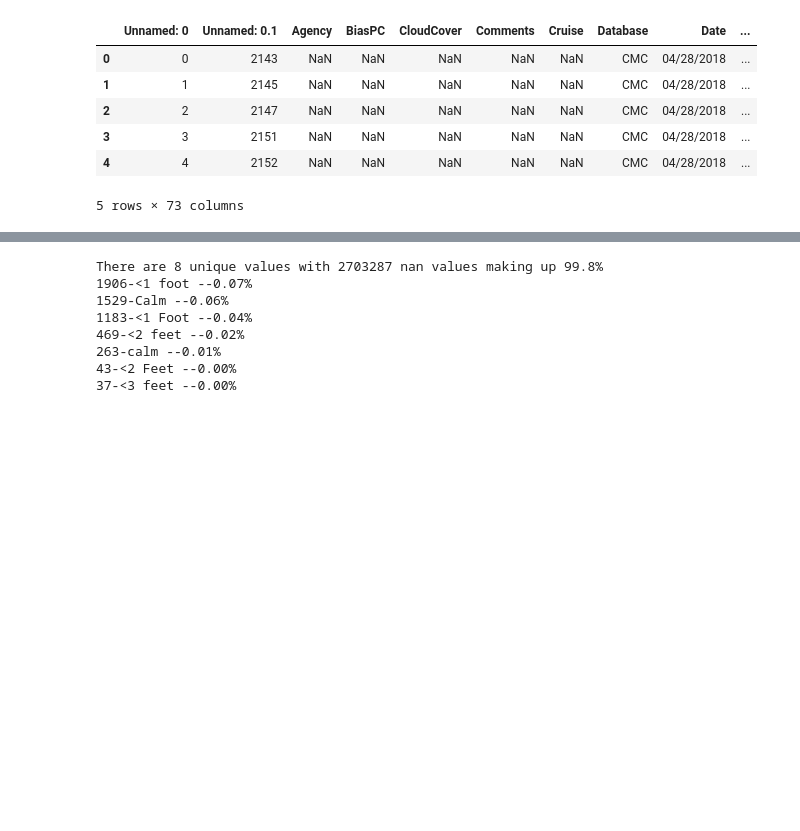
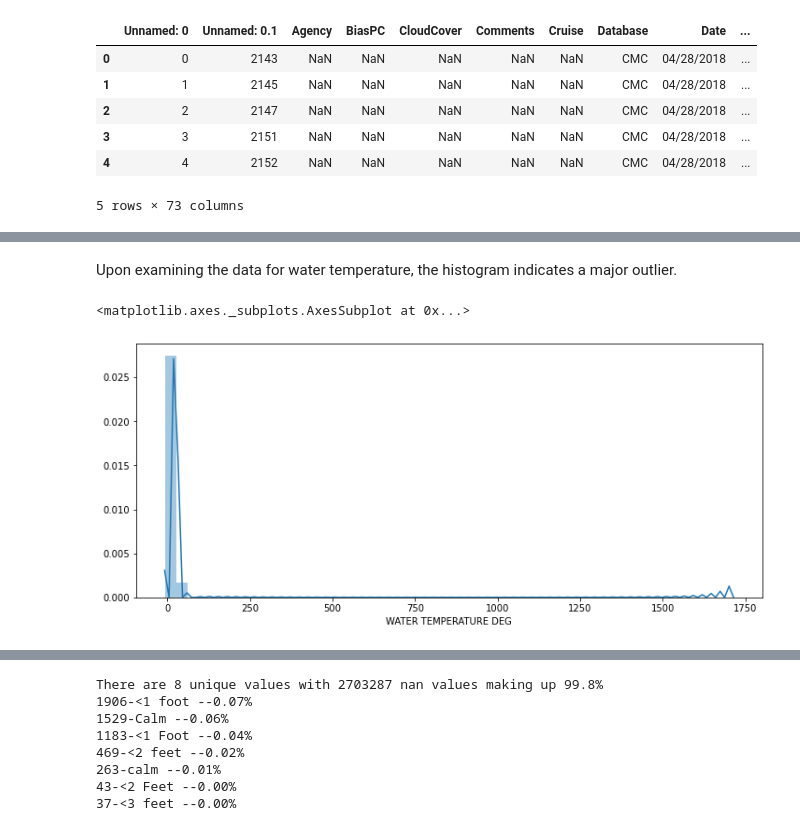
Before and after one commit to coreyryanhanson/hackthebay, a Jupyter notebook: datagathering.ipynb, the cells around one changed output, grey strips where cells are left out. Cells and saved outputs as stored; diff of their text form; code cells hidden in the pictures; blank space fills up the shorter version.

```diff
--- a/datagathering.ipynb
+++ b/datagathering.ipynb
@@ -220,0 +209,37 @@ Name: 0, dtype: object
+# %%
+def unnest_cmc_cbp_dataframe(data):
+
+    df = data.copy()
+    # Prior unit conversion
+    np.where(df['Parameter'] == "CO.2", df["MeasureValue"] * 1000, df["MeasureValue"])
+
+    # Creating new columns to break out the nested measurements
+    for new_col in df["ParameterName_CBP"].unique():
+        df[new_col] = np.where(df['ParameterName_CBP'] == new_col, df["MeasureValue"], np.nan)
+
+    # Removing the original columns.
+    df.drop(columns = ["Parameter", "ParameterName_CMC", "ParameterName_CBP", 'MeasureValue', 'Unit'], inplace=True)
+
+    # Using these three values in a groupby, the dataframe will be tightened a bit without loss.
+    groups = ["Date", "Station", "SampleDepth"]
+
+    # Prevents Missing Sample Depth From Being dropped.
+    df["SampleDepth"] = df["SampleDepth"].fillna(-999)
+
+    # Flattens overlapping data removing nans
+    df = df.groupby(groups).first().reset_index()
+
+    #Returns sample depth back to original nans.
+    df["SampleDepth"] = np.where(df["SampleDepth"]==-999, np.nan, df["SampleDepth"])
+
+    return df
+
+df = unnest_cmc_cbp_dataframe(df)
+# %% [markdown]
+Upon examining the data for water temperature, the histogram indicates a major outlier.
+# %%
+plt.figure(figsize=(12,5))
+sns.distplot(df["WATER TEMPERATURE DEG"])
+# %% [output]
+<matplotlib.axes._subplots.AxesSubplot at 0x...>
+[figure, added]
```
Also changed, not shown: parts of 46 cells of this notebook, 1 other file.
